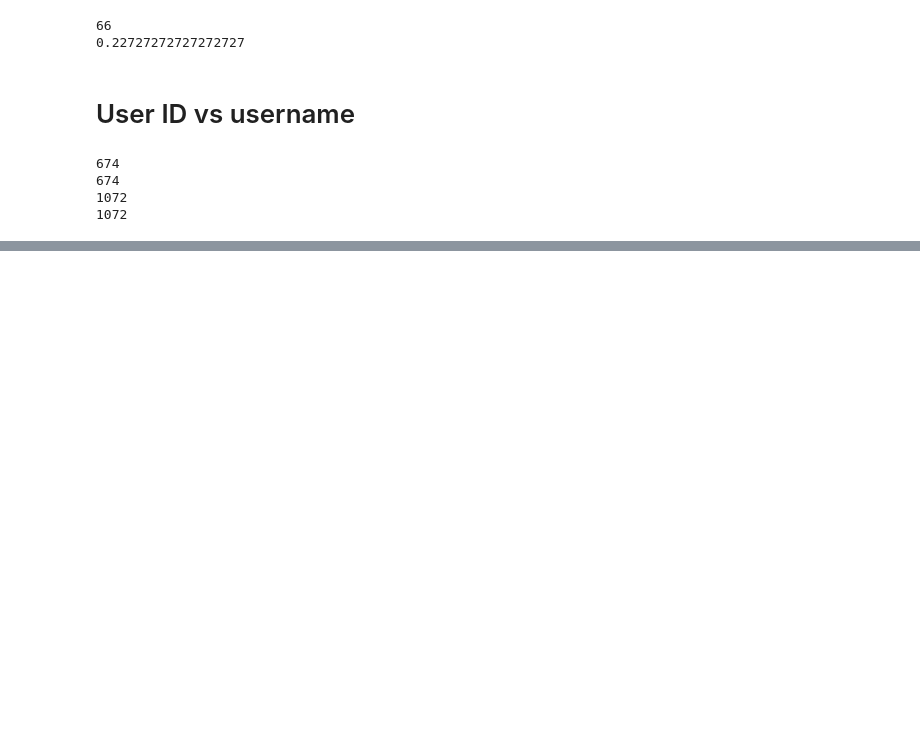
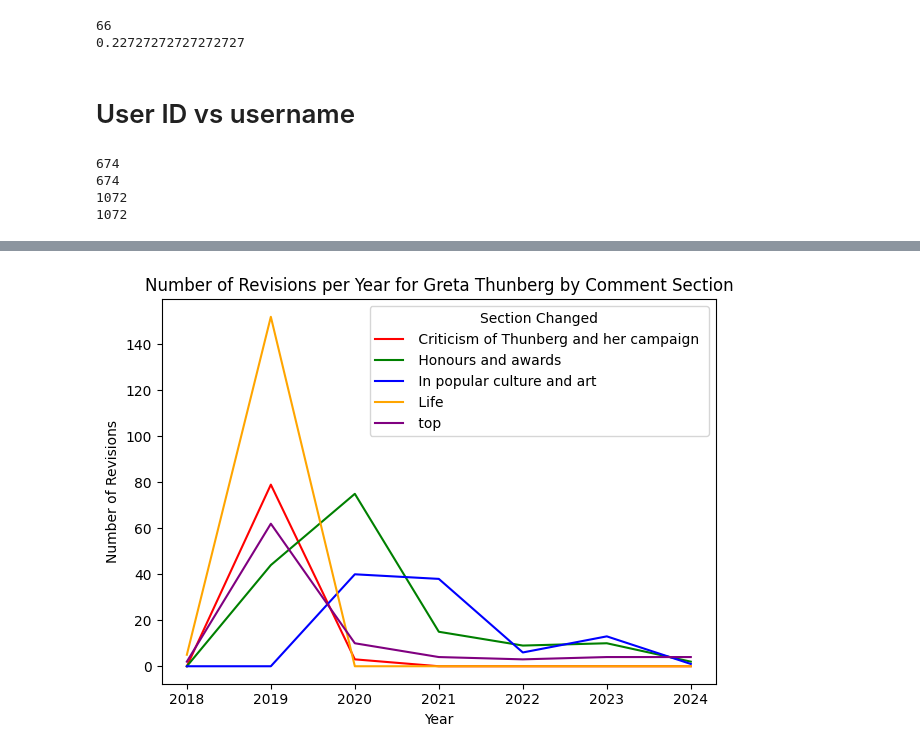
Before and after one commit to priyansha-b/goup-wikipedia-revisions-project, a Jupyter notebook: p_analysis.ipynb, the cells around one changed output, grey strips where cells are left out. Drawn from its saved outputs; the diff is of its cells as text; code cells hidden in the pictures; blank space fills up the shorter version.

```diff
--- a/p_analysis.ipynb
+++ b/p_analysis.ipynb
@@ -257,0 +356,24 @@ print(greta["userid"].nunique())
+# %%
+# Plot by comment section / section edited in the revisions
+
+fig, ax = plt.subplots()  # Create a new subplot
+
+# Separate counts by comment section
+greta_section_counts = greta.groupby(["year", "comment_section"]).size().unstack().fillna(0)
+
+# Remove 'Other' section from greta_section_counts
+greta_section_counts = greta_section_counts.drop(columns='Other', errors='ignore')
+
+# Plot count of revisions per year for Greta Thunberg
+greta_section_counts.plot(kind='line', ax=ax, color=['red', 'green', 'blue', 'orange', 'purple', 'black'])
+
+# Set labels and title
+ax.set_xlabel("Year")
+ax.set_ylabel("Number of Revisions")
+ax.set_title("Number of Revisions per Year for Greta Thunberg by Comment Section")
+ax.legend(title="Section Changed")
+
+plt.tight_layout()
+plt.show()
+# %% [output]
+[figure, added]
```
Also changed, not shown: parts of 32 cells of this notebook, 6 other files.
